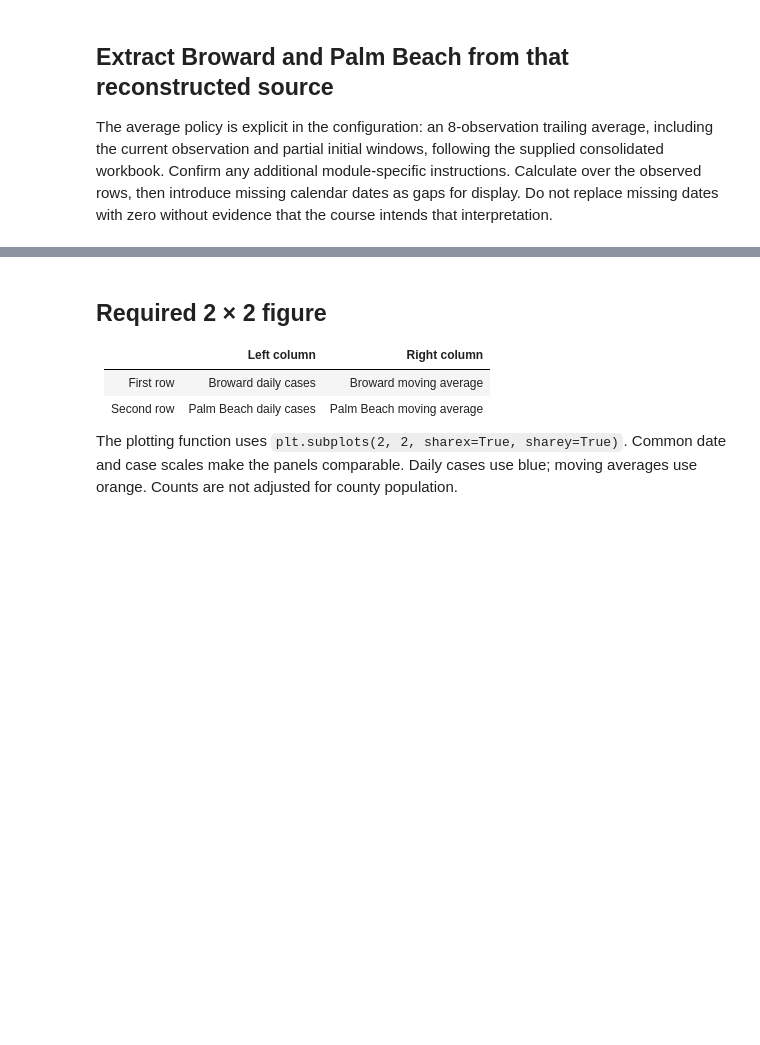
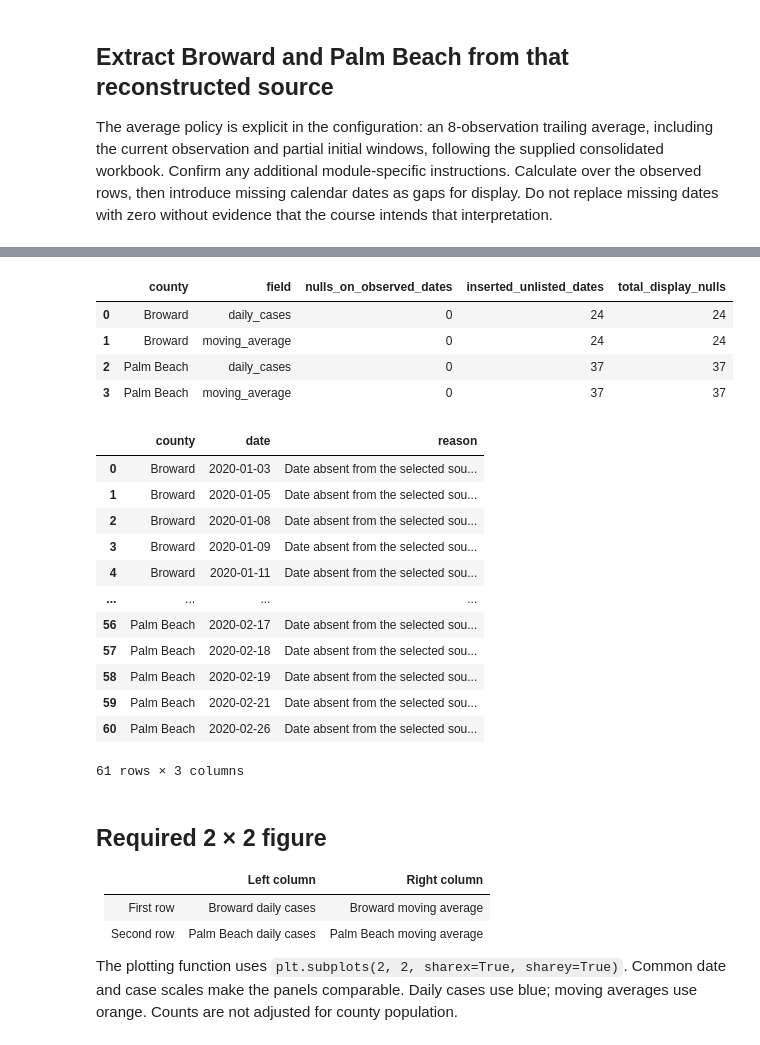
Before and after one commit to SheikhRobinEmon-USF/DV-Python-assignment, a Jupyter notebook: notebooks/05_reconstruct_covid_and_panels.ipynb, the cells around one changed output, grey strips where cells are left out. Saved outputs shown, nothing was run; the diff lists cells and outputs as text; code cells hidden in the pictures; blank space fills up the shorter version.

```diff
--- a/notebooks/05_reconstruct_covid_and_panels.ipynb
+++ b/notebooks/05_reconstruct_covid_and_panels.ipynb
@@ -87,3 +93,38 @@ for county in [broward, palm_beach]:
+# %%
+import pandas as pd
+null_summaries = []
+gap_lists = []
+for county in [broward, palm_beach]:
+    summary, gaps = audit_daily_series(county)
+    null_summaries.append(summary)
+    gap_lists.append(gaps)
+null_audit = pd.concat(null_summaries, ignore_index=True)
+unlisted_dates = pd.concat(gap_lists, ignore_index=True)
+display(null_audit)
+display(unlisted_dates)
+assert null_audit.nulls_on_observed_dates.eq(0).all()
+(ROOT / 'reports').mkdir(exist_ok=True)
+null_audit.to_csv(ROOT / 'reports' / 'reconstructed_counties_null_audit.csv', index=False)
+unlisted_dates.to_csv(ROOT / 'reports' / 'reconstructed_counties_unlisted_dates.csv', index=False)
+# %% [output]
+|  | county | field | nulls_on_observed_dates | inserted_unlisted_dates | total_display_nulls |
+| 0 | Broward | daily_cases | 0 | 24 | 24 |
+| 1 | Broward | moving_average | 0 | 24 | 24 |
+| 2 | Palm Beach | daily_cases | 0 | 37 | 37 |
+| 3 | Palm Beach | moving_average | 0 | 37 | 37 |
+|  | county | date | reason |
+| 0 | Broward | 2020-01-03 | Date absent from the selected sou... |
+| 1 | Broward | 2020-01-05 | Date absent from the selected sou... |
+| 2 | Broward | 2020-01-08 | Date absent from the selected sou... |
+| 3 | Broward | 2020-01-09 | Date absent from the selected sou... |
+| 4 | Broward | 2020-01-11 | Date absent from the selected sou... |
+| ... | ... | ... | ... |
+| 56 | Palm Beach | 2020-02-17 | Date absent from the selected sou... |
+| 57 | Palm Beach | 2020-02-18 | Date absent from the selected sou... |
+| 58 | Palm Beach | 2020-02-19 | Date absent from the selected sou... |
+| 59 | Palm Beach | 2020-02-21 | Date absent from the selected sou... |
+| 60 | Palm Beach | 2020-02-26 | Date absent from the selected sou... |
+61 rows × 3 columns
 # %% [markdown]
 ## Required 2 × 2 figure
 
```
Also changed, not shown: parts of 3 cells of this notebook, 18 other files.
